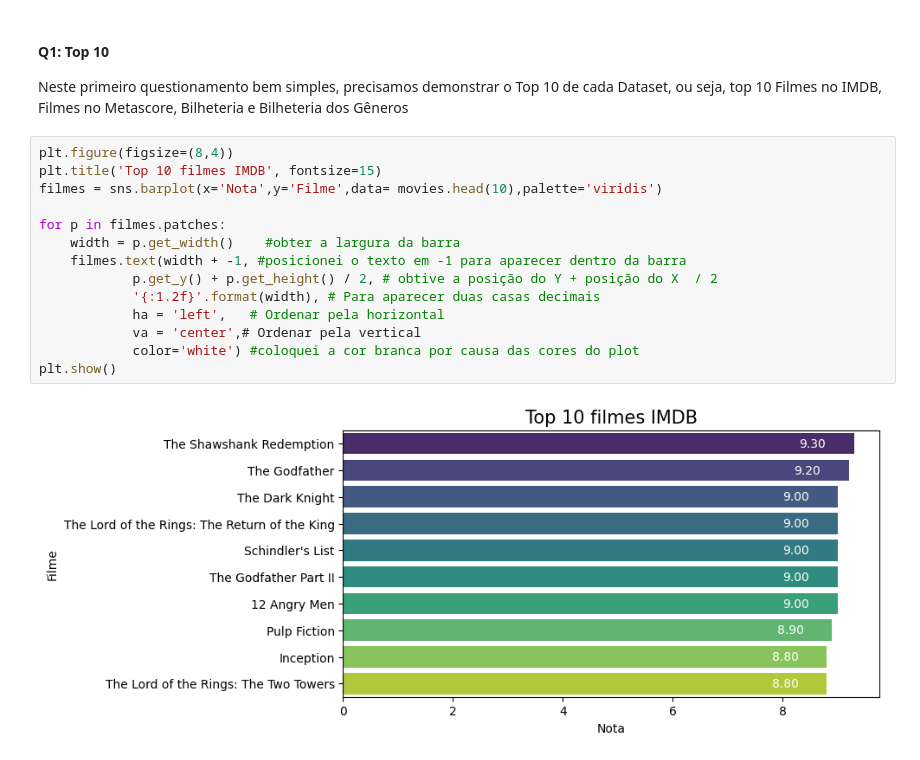
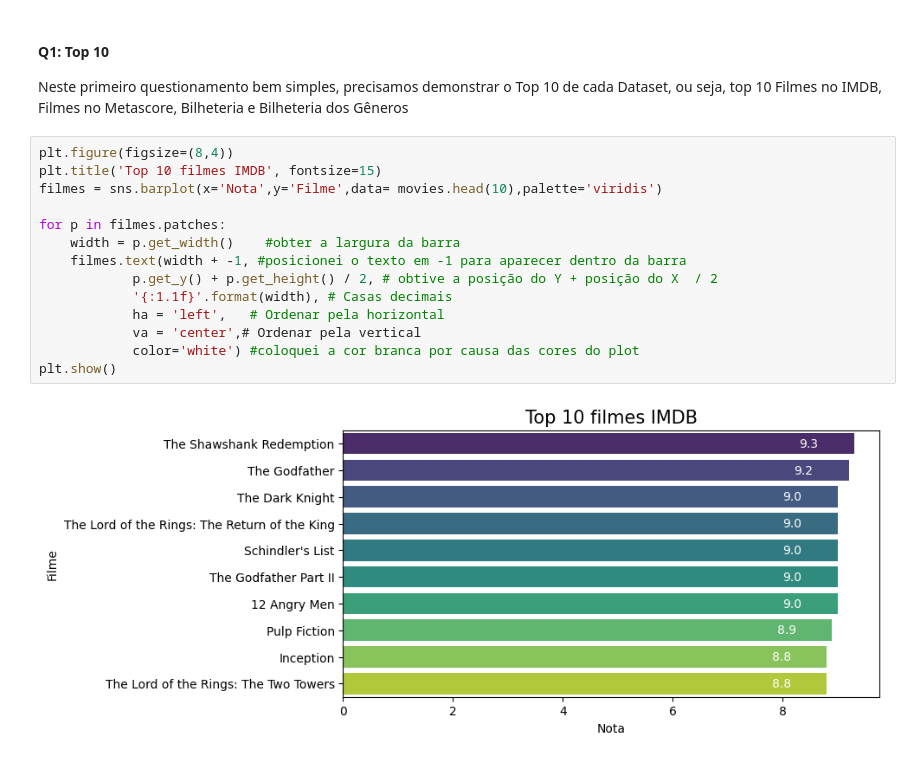
Before and after one commit to Henrxque/Analise_exploratoria_IMDB, a Jupyter notebook: Analise_Exploratoria_IMDB.ipynb, the cells around one changed output. Drawn from its saved outputs; the diff is of its cells as text.

```diff
--- a/Analise_Exploratoria_IMDB.ipynb
+++ b/Analise_Exploratoria_IMDB.ipynb
@@ -361,16 +361,16 @@ Neste primeiro questionamento bem simples, precisamos demonstrar o Top 10 de cad
 # %%
 plt.figure(figsize=(8,4))
 plt.title('Top 10 filmes IMDB', fontsize=15)
 filmes = sns.barplot(x='Nota',y='Filme',data= movies.head(10),palette='viridis')
 
 for p in filmes.patches:
     width = p.get_width()    #obter a largura da barra
     filmes.text(width + -1, #posicionei o texto em -1 para aparecer dentro da barra
             p.get_y() + p.get_height() / 2, # obtive a posição do Y + posição do X  / 2
-            '{:1.2f}'.format(width), # Para aparecer duas casas decimais
+            '{:1.1f}'.format(width), # Casas decimais
             ha = 'left',   # Ordenar pela horizontal
             va = 'center',# Ordenar pela vertical
             color='white') #coloquei a cor branca por causa das cores do plot
 plt.show()
 # %% [output]
-[figure, old version]
+[figure, new version]
```
